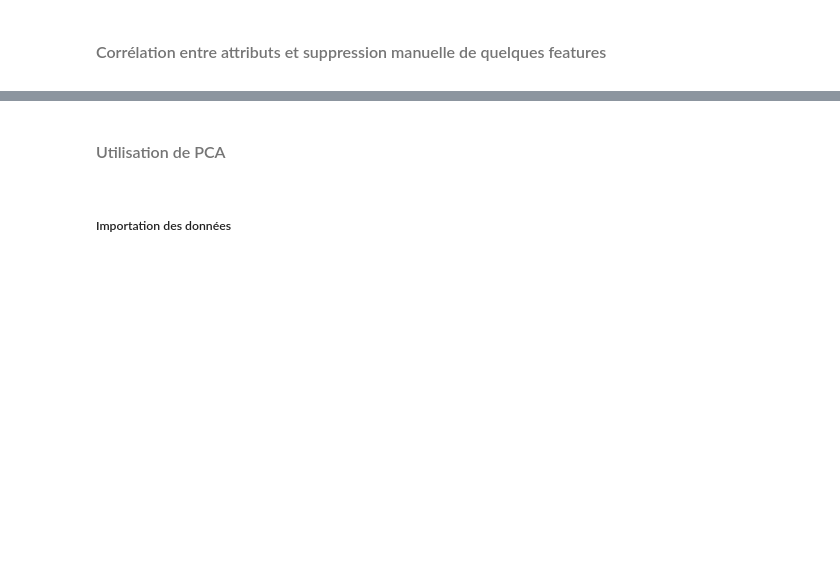
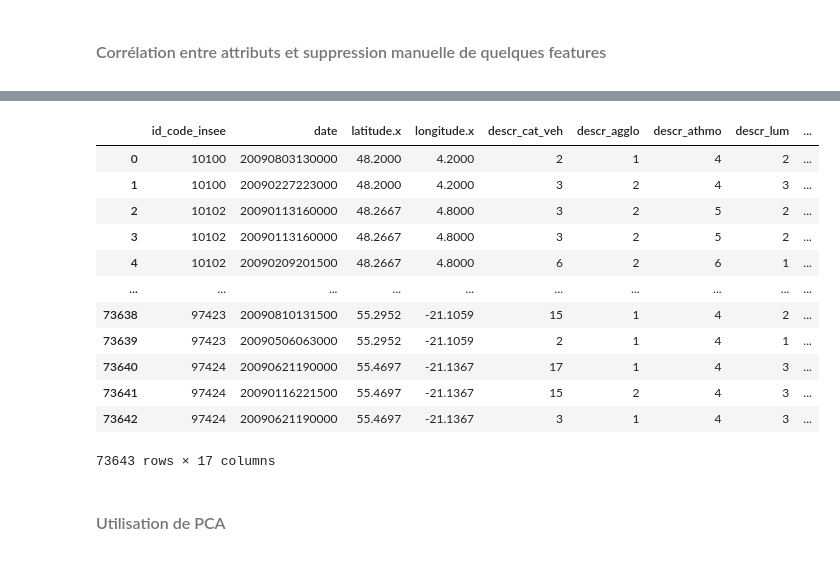
Before and after one commit to 0nano/end-project-A3-AI, a Jupyter notebook: non_supervise.ipynb, the cells around one changed output, grey strips where cells are left out. Cells and saved outputs as stored; diff of their text form; code cells hidden in the pictures; blank space fills up the shorter version.

```diff
--- a/non_supervise.ipynb
+++ b/non_supervise.ipynb
@@ -26,4 +106,22 @@ corr
+# %%
+# On supprime les colonnes 'an_nais', 'id_usa', 'num_acc' et 'department_number' car elles sont corolés à d'autres variables
+
+df_manual = df_manual.drop(columns=['an_nais', 'id_usa', 'Num_Acc', 'department_number'])
+# %%
+df_manual
+# %% [output]
+|  | id_code_insee | date | latitude.x | longitude.x | descr_cat_veh | descr_agglo | descr_athmo | descr_lum | ... |
+| 0 | 10100 | 20090803130000 | 48.2000 | 4.2000 | 2 | 1 | 4 | 2 | ... |
+| 1 | 10100 | 20090227223000 | 48.2000 | 4.2000 | 3 | 2 | 4 | 3 | ... |
+| 2 | 10102 | 20090113160000 | 48.2667 | 4.8000 | 3 | 2 | 5 | 2 | ... |
+| 3 | 10102 | 20090113160000 | 48.2667 | 4.8000 | 3 | 2 | 5 | 2 | ... |
+| 4 | 10102 | 20090209201500 | 48.2667 | 4.8000 | 6 | 2 | 6 | 1 | ... |
+| ... | ... | ... | ... | ... | ... | ... | ... | ... | ... |
+| 73638 | 97423 | 20090810131500 | 55.2952 | -21.1059 | 15 | 1 | 4 | 2 | ... |
+| 73639 | 97423 | 20090506063000 | 55.2952 | -21.1059 | 2 | 1 | 4 | 1 | ... |
+| 73640 | 97424 | 20090621190000 | 55.4697 | -21.1367 | 17 | 1 | 4 | 3 | ... |
+| 73641 | 97424 | 20090116221500 | 55.4697 | -21.1367 | 15 | 2 | 4 | 3 | ... |
+| 73642 | 97424 | 20090621190000 | 55.4697 | -21.1367 | 3 | 1 | 4 | 3 | ... |
+73643 rows × 17 columns
 # %% [markdown]
 ###### <p style="font-size: 16px">Utilisation de PCA<p>
-# %% [markdown]
-##### Importation des données
```
Also changed, not shown: parts of 25 cells of this notebook, 1 other file.
